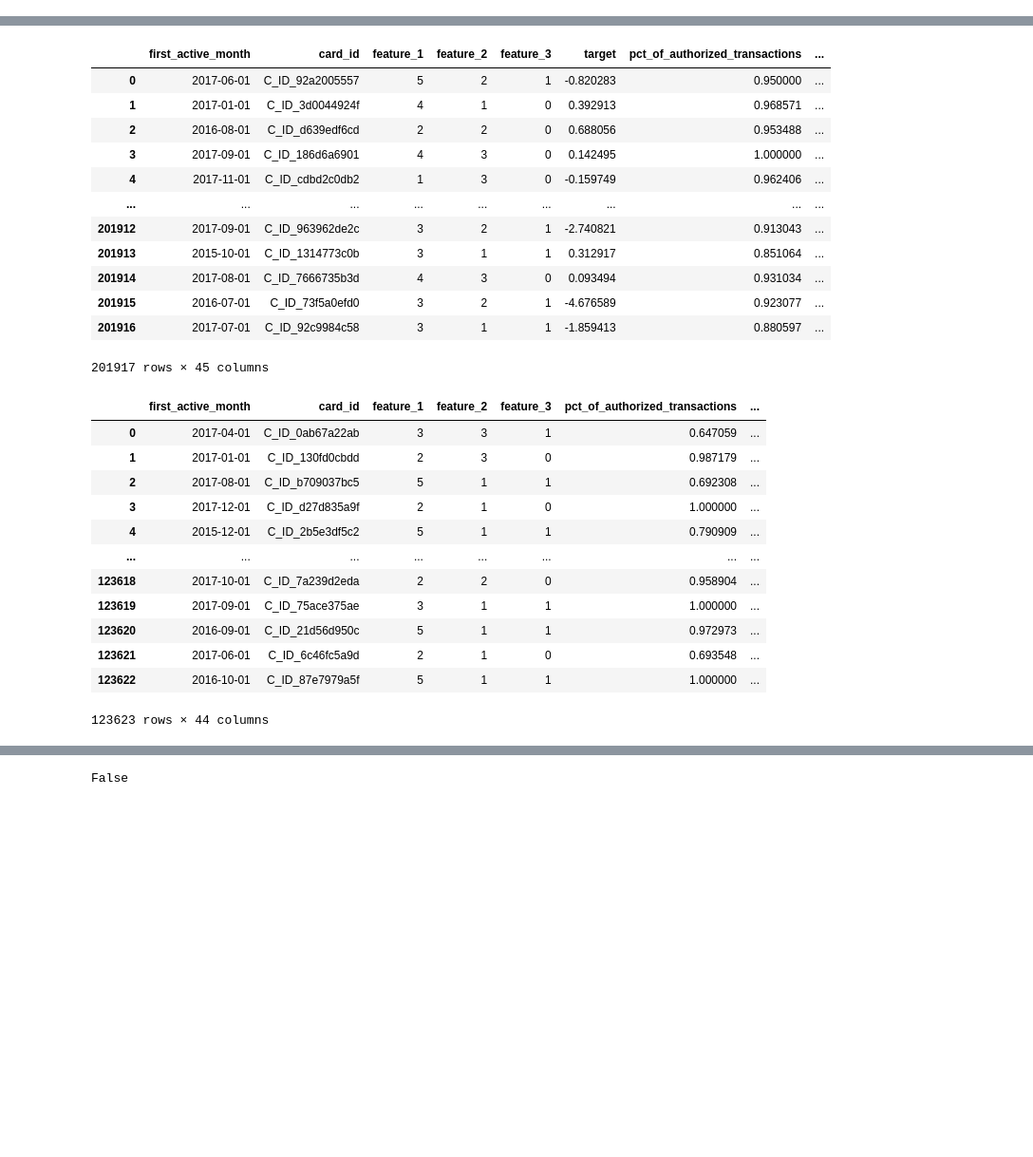
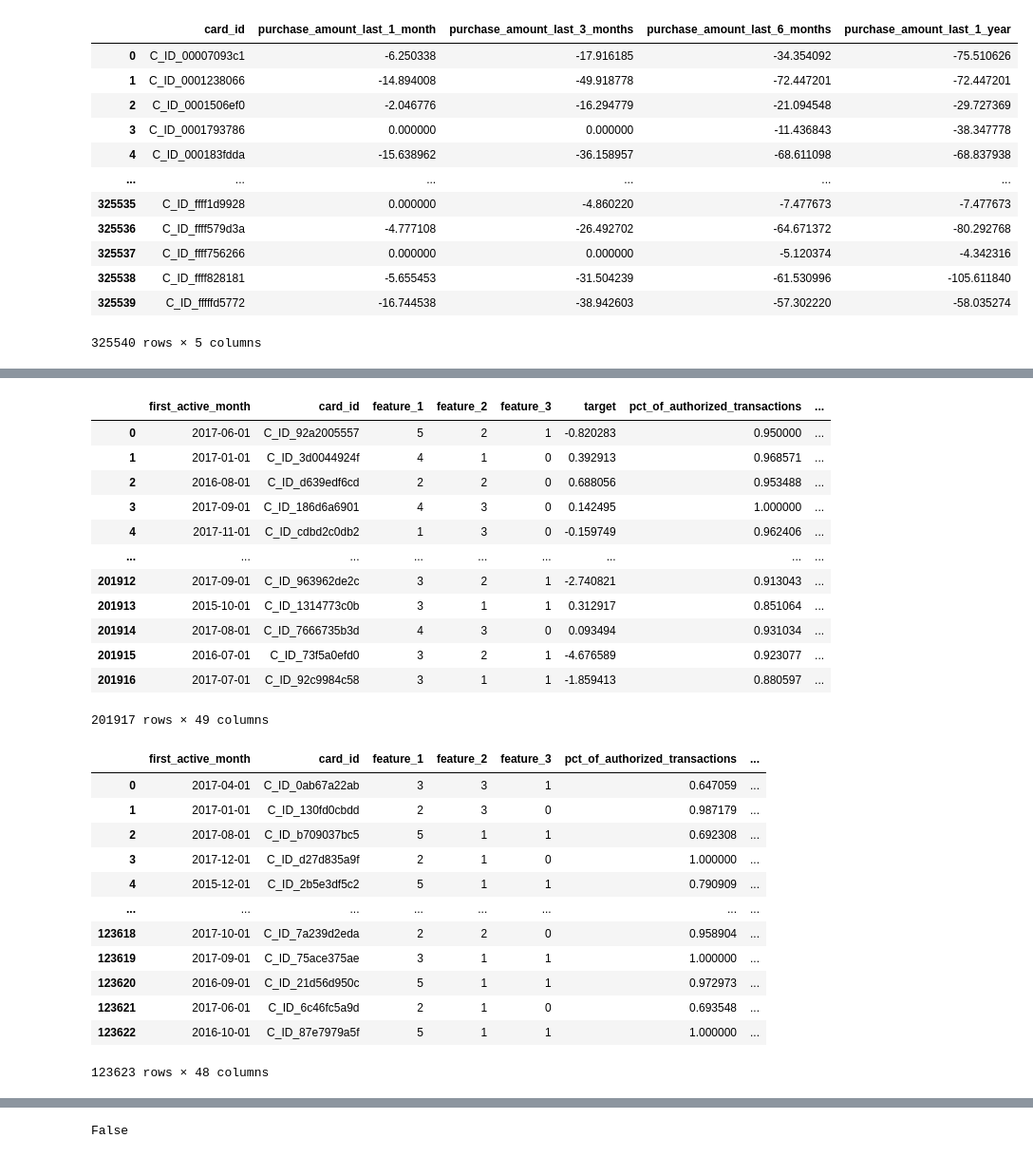
Before and after one commit to GarrisonD/elo-competition, a Jupyter notebook: random-forest.ipynb, the cells around one changed output, grey strips where cells are left out. Shown at 95% size. Cells and saved outputs as stored; diff of their text form; code cells hidden in the pictures; blank space fills up the shorter version.

```diff
--- a/random-forest.ipynb
+++ b/random-forest.ipynb
@@ -45,0 +48,22 @@ Wall time: 2.74 s
+# %%
+%%time
+
+purchase_amount_historical_transactions_df = pd.read_csv("data/output/purchase_amount_historical_transactions.csv")
+
+assert purchase_amount_historical_transactions_df.isnull().any().any() == False
+
+display(purchase_amount_historical_transactions_df)
+# %% [output]
+|  | card_id | purchase_amount_last_1_month | purchase_amount_last_3_months | purchase_amount_last_6_months | purchase_amount_last_1_year |
+| 0 | C_ID_00007093c1 | -6.250338 | -17.916185 | -34.354092 | -75.510626 |
+| 1 | C_ID_0001238066 | -14.894008 | -49.918778 | -72.447201 | -72.447201 |
+| 2 | C_ID_0001506ef0 | -2.046776 | -16.294779 | -21.094548 | -29.727369 |
+| 3 | C_ID_0001793786 | 0.000000 | 0.000000 | -11.436843 | -38.347778 |
+| 4 | C_ID_000183fdda | -15.638962 | -36.158957 | -68.611098 | -68.837938 |
+| ... | ... | ... | ... | ... | ... |
+| 325535 | C_ID_ffff1d9928 | 0.000000 | -4.860220 | -7.477673 | -7.477673 |
+| 325536 | C_ID_ffff579d3a | -4.777108 | -26.492702 | -64.671372 | -80.292768 |
+| 325537 | C_ID_ffff756266 | 0.000000 | 0.000000 | -5.120374 | -4.342316 |
+| 325538 | C_ID_ffff828181 | -5.655453 | -31.504239 | -61.530996 | -105.611840 |
+| 325539 | C_ID_fffffd5772 | -16.744538 | -38.942603 | -57.302220 | -58.035274 |
+325540 rows × 5 columns
@@ -54,8 +80,11 @@ test_df  = pd.read_csv("data/input/test.csv",  dtype=data_dtype, parse_dates=["f
 train_test_first_active_month = pd.concat([train_df.first_active_month, test_df.first_active_month])
 test_df.first_active_month.fillna(train_test_first_active_month.value_counts().index[0], inplace=True)
 
-train_df = train_df.merge(agg_historical_transactions_df, how="left", on="card_id")
-test_df  = test_df.merge(agg_historical_transactions_df, how="left", on="card_id")
+train_df = train_df.merge(base_historical_transactions_df,            how="left", on="card_id") \
+                   .merge(purchase_amount_historical_transactions_df, how="left", on="card_id")
+
+test_df  = test_df.merge(base_historical_transactions_df,            how="left", on="card_id") \
+                  .merge(purchase_amount_historical_transactions_df, how="left", on="card_id")
 
 assert train_df.isnull().any().any() == False
 assert  test_df.isnull().any().any() == False
@@ -74,7 +103,7 @@ display(train_df, test_df)
 | 201914 | 2017-08-01 | C_ID_7666735b3d | 4 | 3 | 0 | 0.093494 | 0.931034 | ... |
 | 201915 | 2016-07-01 | C_ID_73f5a0efd0 | 3 | 2 | 1 | -4.676589 | 0.923077 | ... |
 | 201916 | 2017-07-01 | C_ID_92c9984c58 | 3 | 1 | 1 | -1.859413 | 0.880597 | ... |
-201917 rows × 45 columns
+201917 rows × 49 columns
 |  | first_active_month | card_id | feature_1 | feature_2 | feature_3 | pct_of_authorized_transactions | ... |
 | 0 | 2017-04-01 | C_ID_0ab67a22ab | 3 | 3 | 1 | 0.647059 | ... |
 | 1 | 2017-01-01 | C_ID_130fd0cbdd | 2 | 3 | 0 | 0.987179 | ... |
@@ -87,7 +116,7 @@ display(train_df, test_df)
 | 123620 | 2016-09-01 | C_ID_21d56d950c | 5 | 1 | 1 | 0.972973 | ... |
 | 123621 | 2017-06-01 | C_ID_6c46fc5a9d | 2 | 1 | 0 | 0.693548 | ... |
 | 123622 | 2016-10-01 | C_ID_87e7979a5f | 5 | 1 | 1 | 1.000000 | ... |
-123623 rows × 44 columns
+123623 rows × 48 columns
 # %%
 for df in [train_df, test_df]:
     days_diff = train_df.first_active_month.max() - df.first_active_month
```
Also changed, not shown: parts of 12 cells of this notebook, 3 other files.
